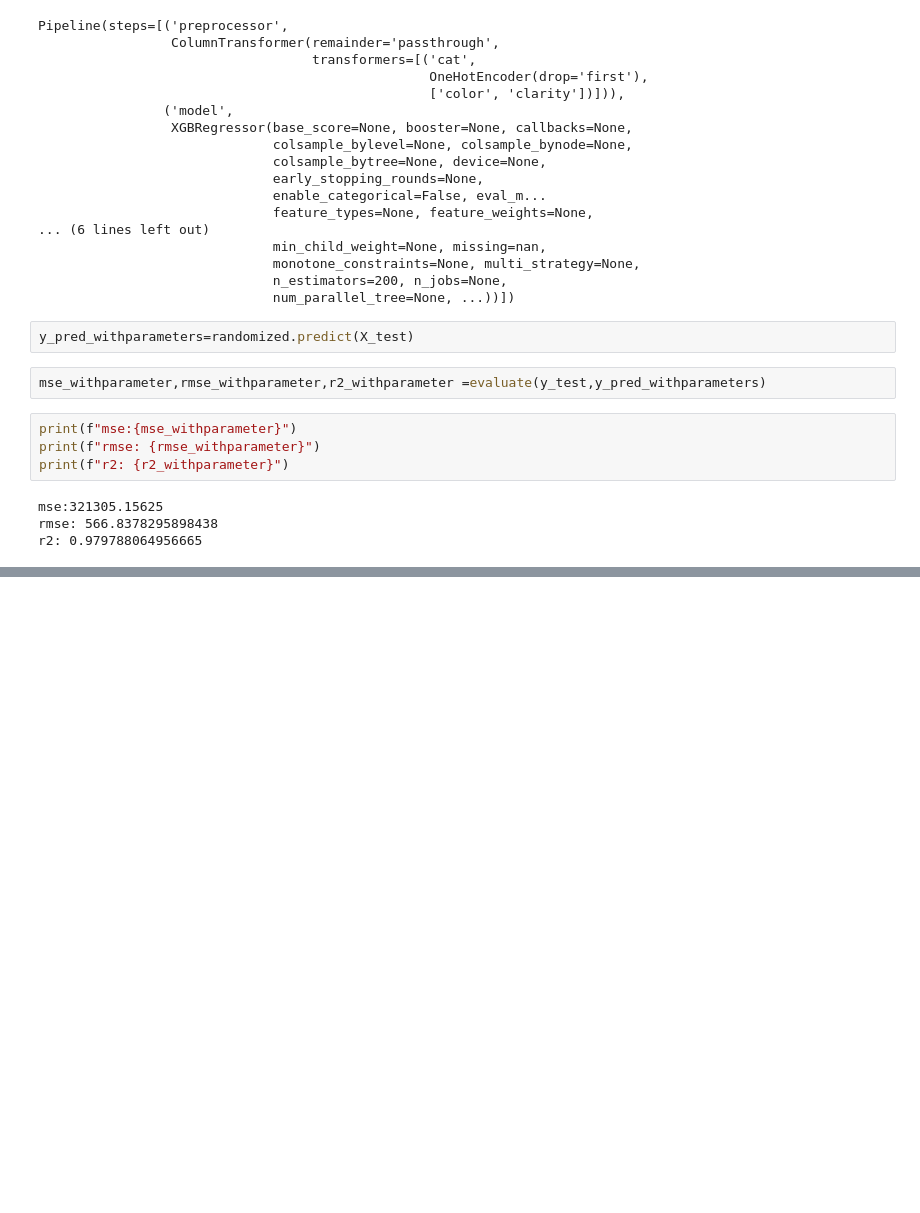
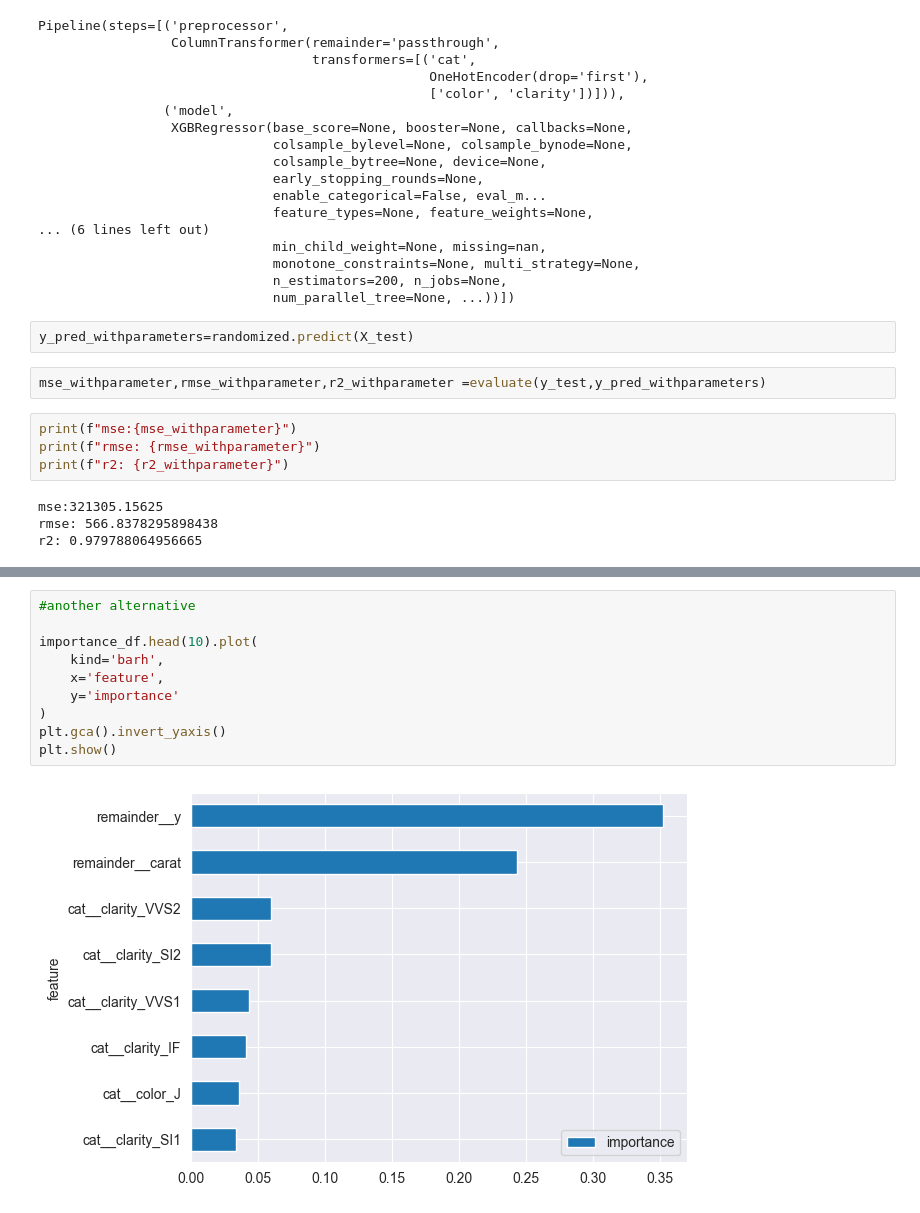
Before and after one commit to eyyupkln/ML-Mini-Projects, a Jupyter notebook: XGBoost/XGBoostRegression.ipynb, the cells around one changed output, grey strips where cells are left out. Saved outputs shown, nothing was run; the diff lists cells and outputs as text; blank space fills up the shorter version.

```diff
--- a/XGBoost/XGBoostRegression.ipynb
+++ b/XGBoost/XGBoostRegression.ipynb
@@ -271,0 +293,12 @@ r2: 0.979788064956665
+# %%
+#another alternative
+
+importance_df.head(10).plot(
+    kind='barh',
+    x='feature',
+    y='importance'
+)
+plt.gca().invert_yaxis()
+plt.show()
+# %% [output]
+[figure, added]
```
Also changed, not shown: parts of 4 cells of this notebook.
